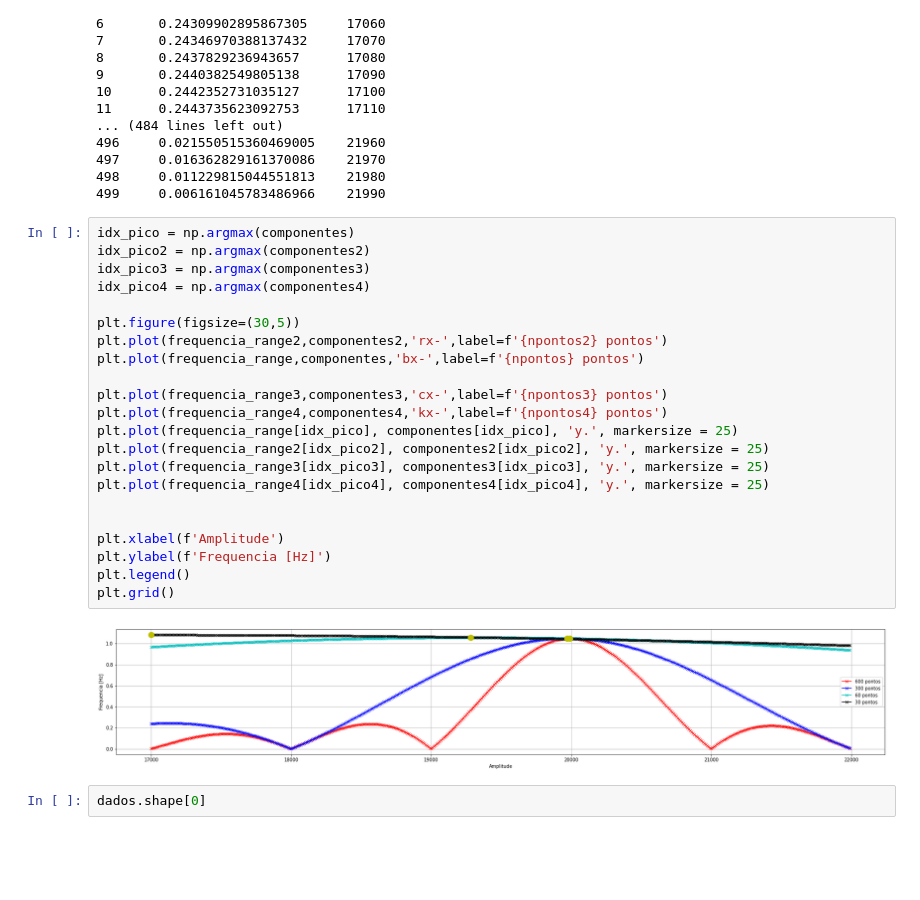
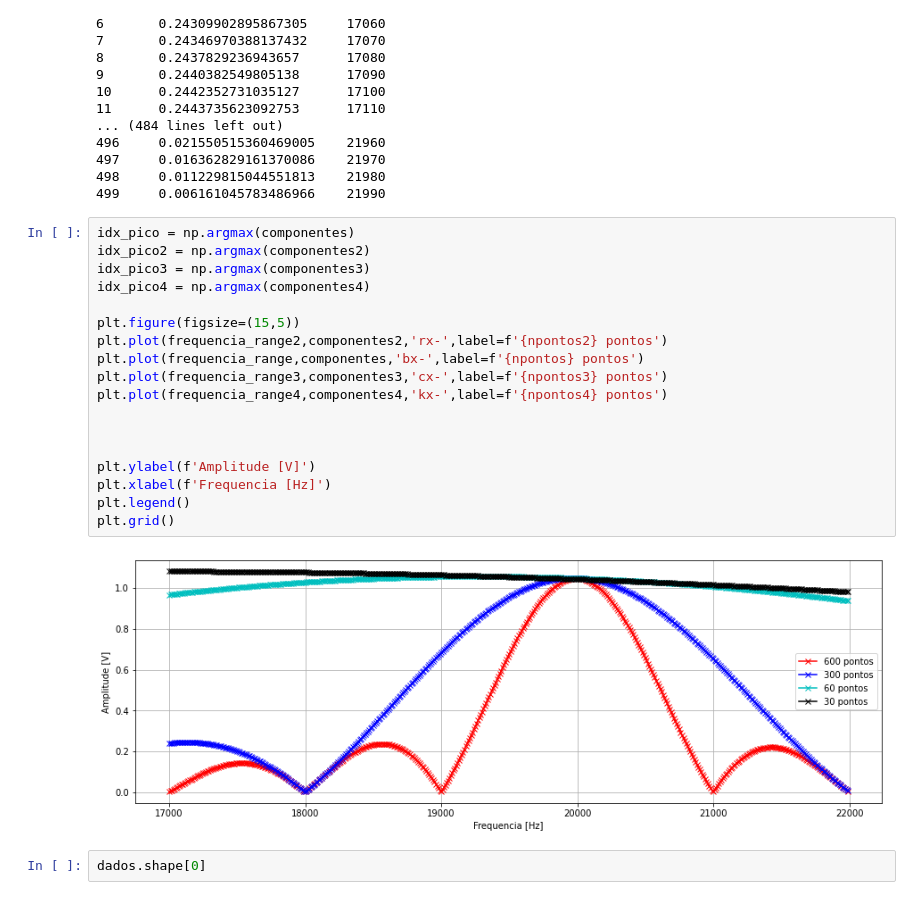
Before and after one commit to mirelatomazini/Repositorio-TG-Mirela, a Jupyter notebook: arquivos_finais/software/testes/teste2/teste_fft_medidas_20k.ipynb, the cells around one changed output. Cells and saved outputs as stored; diff of their text form; blank space fills up the shorter version.

```diff
--- a/arquivos_finais/software/testes/teste2/teste_fft_medidas_20k.ipynb
+++ b/arquivos_finais/software/testes/teste2/teste_fft_medidas_20k.ipynb
@@ -259,27 +259,23 @@ for idx,(c,f) in enumerate(zip(componentes,frequencia_range)):
 # %%
 idx_pico = np.argmax(componentes)
 idx_pico2 = np.argmax(componentes2)
 idx_pico3 = np.argmax(componentes3)
 idx_pico4 = np.argmax(componentes4)
 
-plt.figure(figsize=(30,5))
+plt.figure(figsize=(15,5))
 plt.plot(frequencia_range2,componentes2,'rx-',label=f'{npontos2} pontos')
 plt.plot(frequencia_range,componentes,'bx-',label=f'{npontos} pontos')
-
 plt.plot(frequencia_range3,componentes3,'cx-',label=f'{npontos3} pontos')
 plt.plot(frequencia_range4,componentes4,'kx-',label=f'{npontos4} pontos')
-plt.plot(frequencia_range[idx_pico], componentes[idx_pico], 'y.', markersize = 25)
-plt.plot(frequencia_range2[idx_pico2], componentes2[idx_pico2], 'y.', markersize = 25)
-plt.plot(frequencia_range3[idx_pico3], componentes3[idx_pico3], 'y.', markersize = 25)
-plt.plot(frequencia_range4[idx_pico4], componentes4[idx_pico4], 'y.', markersize = 25)
 
 
-plt.xlabel(f'Amplitude')
-plt.ylabel(f'Frequencia [Hz]')
+
+plt.ylabel(f'Amplitude [V]')
+plt.xlabel(f'Frequencia [Hz]')
 plt.legend()
 plt.grid()
 # %% [output]
-[figure, old version]
+[figure, new version]
 # %%
 dados.shape[0]
 # %% [output]
```
Also changed, not shown: 2 other files.
